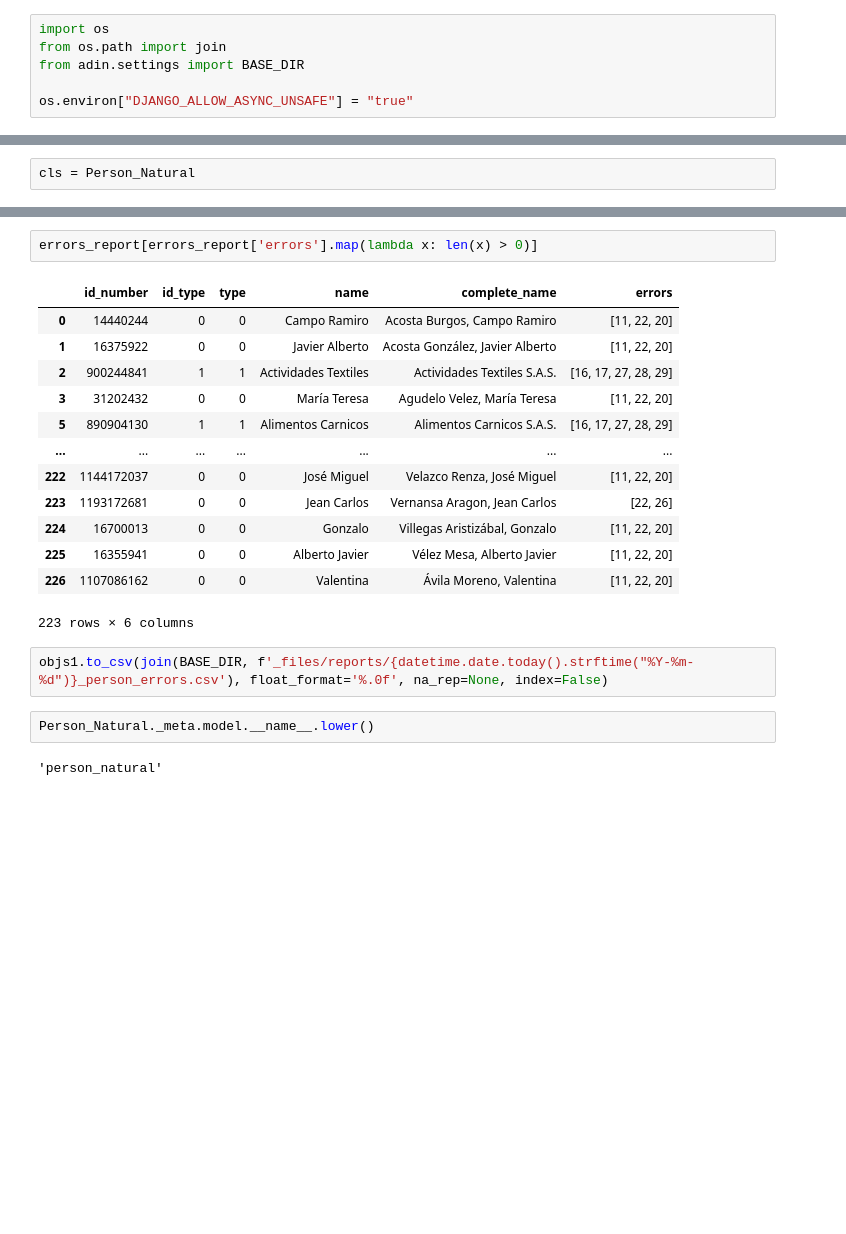
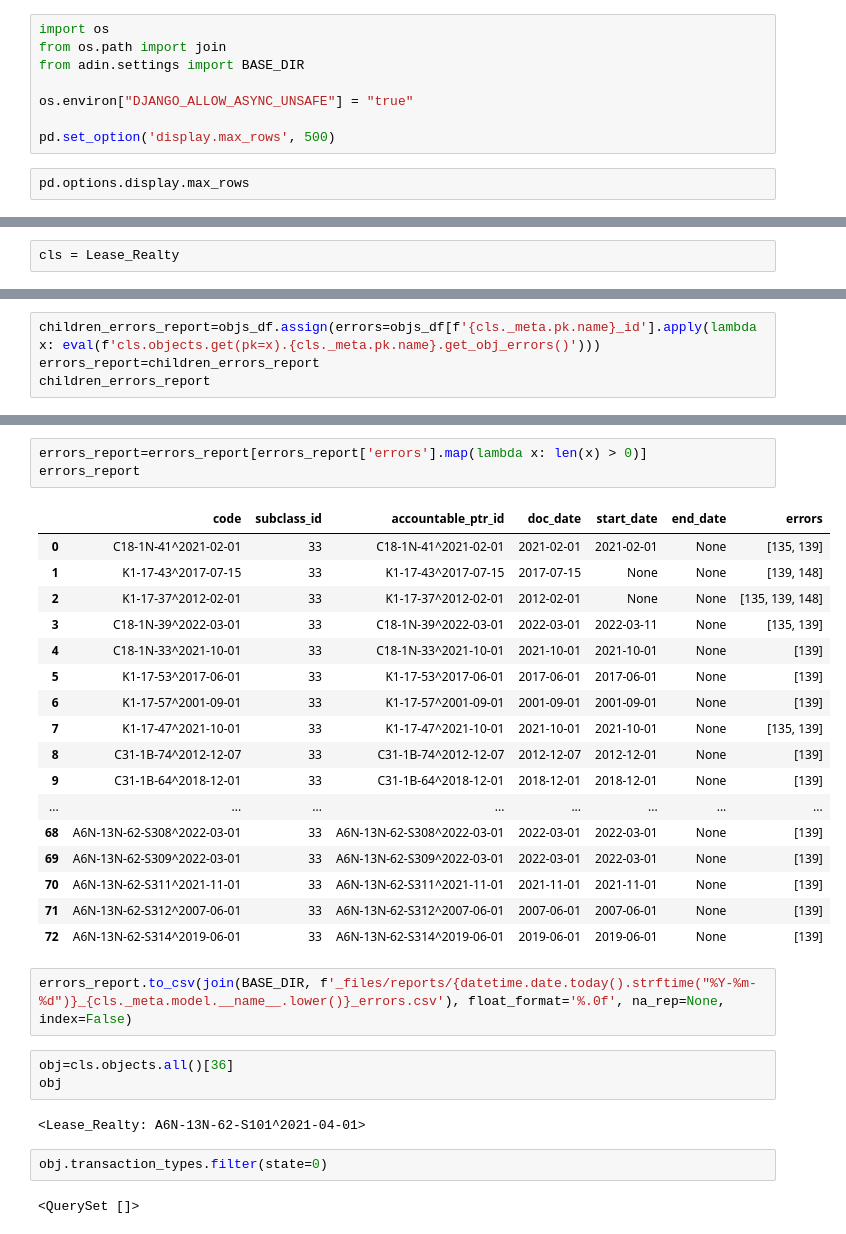
Before and after one commit to lcorkidi/adin_2022, a Jupyter notebook: scripts/Class Objects Errors Report.ipynb, the cells around one changed output, grey strips where cells are left out. Saved outputs shown, nothing was run; the diff lists cells and outputs as text; blank space fills up the shorter version.

Commit message:
lease_realty get_errors_report beta

```diff
--- a/scripts/Class Objects Errors Report.ipynb
+++ b/scripts/Class Objects Errors Report.ipynb
@@ -4,3 +4,7 @@ from os.path import join
 from adin.settings import BASE_DIR
 
 os.environ["DJANGO_ALLOW_ASYNC_UNSAFE"] = "true"
+
+pd.set_option('display.max_rows', 500)
+# %%
+pd.options.display.max_rows
@@ -7,5 +13,5 @@ os.environ["DJANGO_ALLOW_ASYNC_UNSAFE"] = "true"
 # %%
-cls = Person_Natural
+cls = Lease_Realty
 # %%
 objs_df = pd.DataFrame(cls.objects.values()).drop(['state_change_user_id', 'state_change_date', 'state'], axis=1)
 objs_df
@@ -42,0 +41,4 @@ errors_report
+# %%
+children_errors_report=objs_df.assign(errors=objs_df[f'{cls._meta.pk.name}_id'].apply(lambda x: eval(f'cls.objects.get(pk=x).{cls._meta.pk.name}.get_obj_errors()')))
+errors_report=children_errors_report
+children_errors_report
@@ -43,22 +63,32 @@ errors_report
 # %%
-errors_report[errors_report['errors'].map(lambda x: len(x) > 0)]
+errors_report=errors_report[errors_report['errors'].map(lambda x: len(x) > 0)]
+errors_report
 # %% [output]
-|  | id_number | id_type | type | name | complete_name | errors |
-| 0 | 14440244 | 0 | 0 | Campo Ramiro | Acosta Burgos, Campo Ramiro | [11, 22, 20] |
-| 1 | 16375922 | 0 | 0 | Javier Alberto | Acosta González, Javier Alberto | [11, 22, 20] |
-| 2 | 900244841 | 1 | 1 | Actividades Textiles | Actividades Textiles S.A.S. | [16, 17, 27, 28, 29] |
-| 3 | 31202432 | 0 | 0 | María Teresa | Agudelo Velez, María Teresa | [11, 22, 20] |
-| 5 | 890904130 | 1 | 1 | Alimentos Carnicos | Alimentos Carnicos S.A.S. | [16, 17, 27, 28, 29] |
-| ... | ... | ... | ... | ... | ... | ... |
-| 222 | 1144172037 | 0 | 0 | José Miguel | Velazco Renza, José Miguel | [11, 22, 20] |
-| 223 | 1193172681 | 0 | 0 | Jean Carlos | Vernansa Aragon, Jean Carlos | [22, 26] |
-| 224 | 16700013 | 0 | 0 | Gonzalo | Villegas Aristizábal, Gonzalo | [11, 22, 20] |
-| 225 | 16355941 | 0 | 0 | Alberto Javier | Vélez Mesa, Alberto Javier | [11, 22, 20] |
-| 226 | 1107086162 | 0 | 0 | Valentina | Ávila Moreno, Valentina | [11, 22, 20] |
+|  | code | subclass_id | accountable_ptr_id | doc_date | start_date | end_date | errors |
+| 0 | C18-1N-41^2021-02-01 | 33 | C18-1N-41^2021-02-01 | 2021-02-01 | 2021-02-01 | None | [135, 139] |
+| 1 | K1-17-43^2017-07-15 | 33 | K1-17-43^2017-07-15 | 2017-07-15 | None | None | [139, 148] |
+| 2 | K1-17-37^2012-02-01 | 33 | K1-17-37^2012-02-01 | 2012-02-01 | None | None | [135, 139, 148] |
+| 3 | C18-1N-39^2022-03-01 | 33 | C18-1N-39^2022-03-01 | 2022-03-01 | 2022-03-11 | None | [135, 139] |
+| 4 | C18-1N-33^2021-10-01 | 33 | C18-1N-33^2021-10-01 | 2021-10-01 | 2021-10-01 | None | [139] |
+| 5 | K1-17-53^2017-06-01 | 33 | K1-17-53^2017-06-01 | 2017-06-01 | 2017-06-01 | None | [139] |
+| 6 | K1-17-57^2001-09-01 | 33 | K1-17-57^2001-09-01 | 2001-09-01 | 2001-09-01 | None | [139] |
+| 7 | K1-17-47^2021-10-01 | 33 | K1-17-47^2021-10-01 | 2021-10-01 | 2021-10-01 | None | [135, 139] |
+| 8 | C31-1B-74^2012-12-07 | 33 | C31-1B-74^2012-12-07 | 2012-12-07 | 2012-12-01 | None | [139] |
+| 9 | C31-1B-64^2018-12-01 | 33 | C31-1B-64^2018-12-01 | 2018-12-01 | 2018-12-01 | None | [139] |
+| ... | ... | ... | ... | ... | ... | ... | ... |
+| 68 | A6N-13N-62-S308^2022-03-01 | 33 | A6N-13N-62-S308^2022-03-01 | 2022-03-01 | 2022-03-01 | None | [139] |
+| 69 | A6N-13N-62-S309^2022-03-01 | 33 | A6N-13N-62-S309^2022-03-01 | 2022-03-01 | 2022-03-01 | None | [139] |
+| 70 | A6N-13N-62-S311^2021-11-01 | 33 | A6N-13N-62-S311^2021-11-01 | 2021-11-01 | 2021-11-01 | None | [139] |
+| 71 | A6N-13N-62-S312^2007-06-01 | 33 | A6N-13N-62-S312^2007-06-01 | 2007-06-01 | 2007-06-01 | None | [139] |
+| 72 | A6N-13N-62-S314^2019-06-01 | 33 | A6N-13N-62-S314^2019-06-01 | 2019-06-01 | 2019-06-01 | None | [139] |
-223 rows × 6 columns
 # %%
-objs1.to_csv(join(BASE_DIR, f'_files/reports/{datetime.date.today().strftime("%Y-%m-%d")}_person_errors.csv'), float_format='%.0f', na_rep=None, index=False)
+errors_report.to_csv(join(BASE_DIR, f'_files/reports/{datetime.date.today().strftime("%Y-%m-%d")}_{cls._meta.model.__name__.lower()}_errors.csv'), float_format='%.0f', na_rep=None, index=False)
-# %%
-Person_Natural._meta.model.__name__.lower()
-# %% [output]
-'person_natural'
+# %%
+obj=cls.objects.all()[36]
+obj
+# %% [output]
+<Lease_Realty: A6N-13N-62-S101^2021-04-01>
+# %%
+obj.transaction_types.filter(state=0)
+# %% [output]
+<QuerySet []>
```
Also changed, not shown: parts of 4 cells of this notebook, 37 other files.
